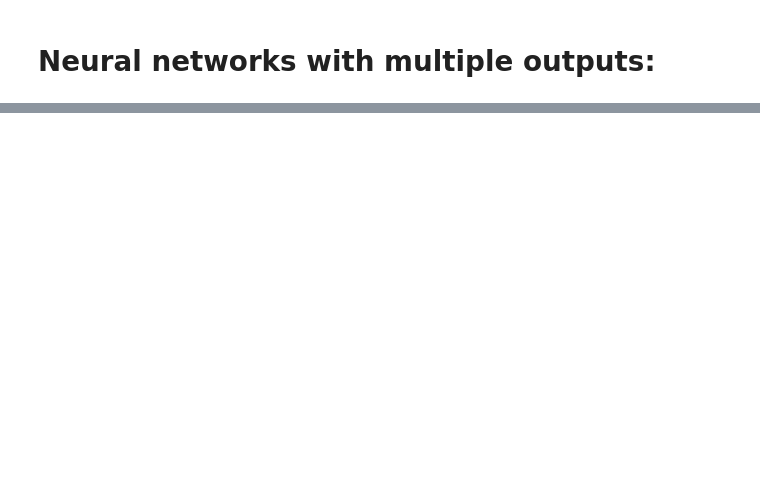
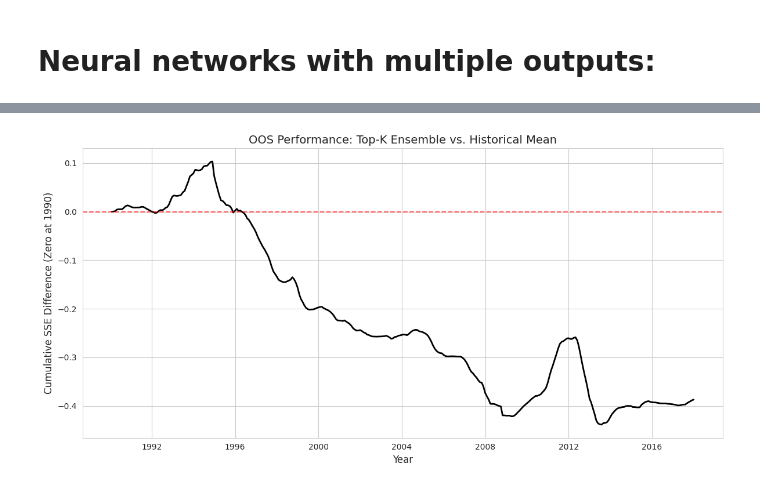
Before and after one commit to ulriktandberg/TIO4900-Replication, a Jupyter notebook: notebooks/init.ipynb, the cells around one changed output, grey strips where cells are left out. Saved outputs shown, nothing was run; the diff lists cells and outputs as text; code cells hidden in the pictures; blank space fills up the shorter version.

```diff
--- a/notebooks/init.ipynb
+++ b/notebooks/init.ipynb
@@ -160,15 +183,0 @@ plt.show()
-# %%
-dynamic_r2 = []
-oos_indices = np.where(dates >= OOS_start)[0]
-for t in range(1, len(oos_dates)+1):
-    # y_true and y_pred up to current OOS step
-    y_true_cum = y[oos_indices[:t]]
-    y_pred_cum = y_forecast_bianchi[oos_indices[:t]]
-    r2_cum = wu.oos_r2(y_true_cum, y_pred_cum, benchmark='hist_mean')
-    dynamic_r2.append(r2_cum)
-
-plt.plot(oos_dates[100:], dynamic_r2[100:])
-plt.xlabel('Date')
-plt.ylabel('Cumulative OOS R²')
-plt.title('Cumulative OOS R² Over Time')
-plt.show()
@@ -351,0 +349,6 @@ sns.lineplot(y=y, x=yields.index)
+# %%
+OOS_start = pd.Timestamp('1990-01-31')
+
+bu.plot_cssed(y_all[:, -1], final_y_forecast[:, -1], dates, OOS_start, secondary_start=None, model_name='Top-K Ensemble')
+# %% [output]
+[figure, added]
```
Also changed, not shown: parts of 13 cells of this notebook, 10 other files.
